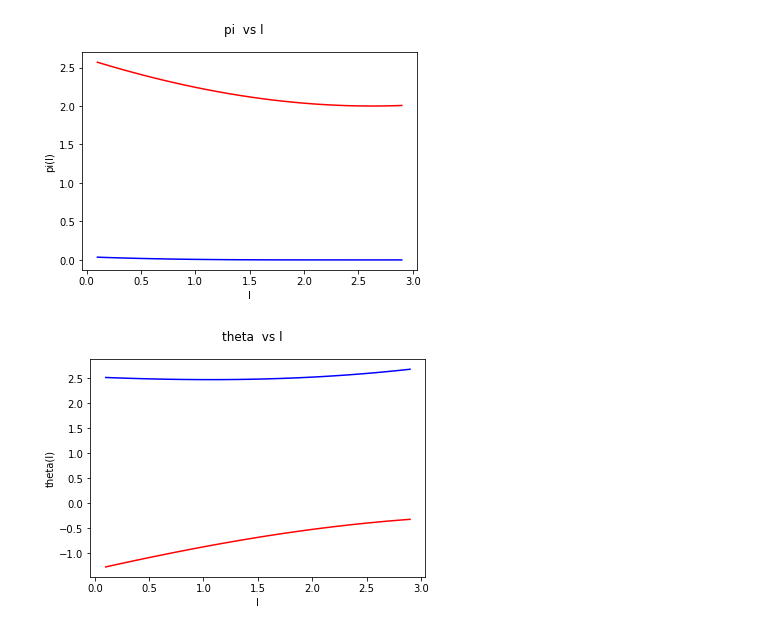
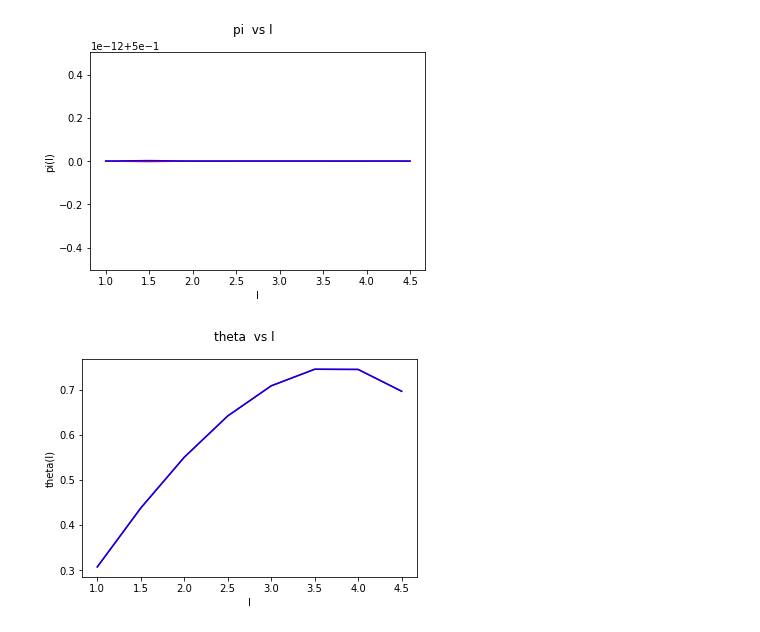
Before and after one commit to ericschulman/health_bargains, a Jupyter notebook: bargains.ipynb, the cells around one changed output. Drawn from its saved outputs; the diff is of its cells as text; code cells hidden in the pictures.

```diff
--- a/bargains.ipynb
+++ b/bargains.ipynb
@@ -95,20 +172,28 @@ print seq(l = 5, q = 1, m1 = .5, m2 = .5, b1 = .5, b2 = .5, sol = -1)
 # %%
-def l_plotter(game, ranger, scaler, args):
-    q0, m10, m20, b10, b20, sol0 = args
+def l_plotter(game, ranger, scaler, args, v=False):
+    q0, m10, m20, b10, b20 = args
     result = []
     for l in ranger:
         l = l/scaler
-        result.append(game(l = l ,q = q0, m1 = m10, m2 = m20, b1 = b10, b2 = b20, sol=sol0))
+        solutions = game(l = l ,q = q0, m1 = m10, m2 = m20, b1 = b10, b2 = b20)
+        solutions = find_eq(solutions)
+        if v: print 'solutions: %s \n'%solutions
+        for sol in solutions:
+            result.append(sol)
     result = pd.DataFrame(result, columns=['l','lambda','mu_1','mu_2','beta_1','beta_2','theta_1','theta_2','pi_1','pi_2'])
     return result
 
 
-def q_plotter(game, ranger, scaler, args):
-    l0, m10, m20, b10, b20, sol0 = args
+def q_plotter(game, ranger, scaler, args,v=False):
+    l0, m10, m20, b10, b20  = args
     result = []
     for q in ranger:
         q = q/scaler
-        result.append(game(l = l0 ,q = q, m1 = m10, m2 = m20, b1 = b10, b2 = b20, sol=sol0))
+        solutions = game(l = l0 ,q = q, m1 = m10, m2 = m20, b1 = b10, b2 = b20)
+        solutions = find_eq(solutions)
+        if v: print 'solutions: %s \n'%solutions
+        for sol in solutions:
+            result.append(sol)
     result = pd.DataFrame(result, columns=['l','lambda','mu_1','mu_2','beta_1','beta_2','theta_1','theta_2','pi_1','pi_2'])
     return result
 # %%
@@ -131,6 +216,7 @@ def quick_plot(frame,ptype,fname):
     plt.plot(frame[ptype] ,frame['theta_2'] ,color = 'blue')
     fig.savefig('plots/%s_theta_%s'%(fname,ptype))
 # %%
-# simultaneous, graph of l vs pi, graph of l theta
-arg0 =  (1, .5,.5,.5,.5,-1)
-simult1_l =  l_plotter(simult,range(1,30,1),10.0, arg0)
+arg0 =  (1, .5,.5,.5,.5)
+simult1_l =  l_plotter(simult,range(10,50,5),10.0, arg0)
+
+print simult1_l
@@ -137,7 +243,6 @@ simult1_l =  l_plotter(simult,range(1,30,1),10.0, arg0)
 # %%
-# simultaneous, graph of l vs pi, simultaneous, graph of l theta
-simult1_l.to_csv('sheets/l_simult1.csv', sep=',')
+simult1_l.to_csv('sheets/simult1_l.csv', sep=',')
 quick_plot(simult1_l,'l','simult1')
 # %% [output]
-[figure, old version]
+[figure, new version]
-[figure, old version]
+[figure, new version]
```
Also changed, not shown: parts of 23 cells of this notebook.
